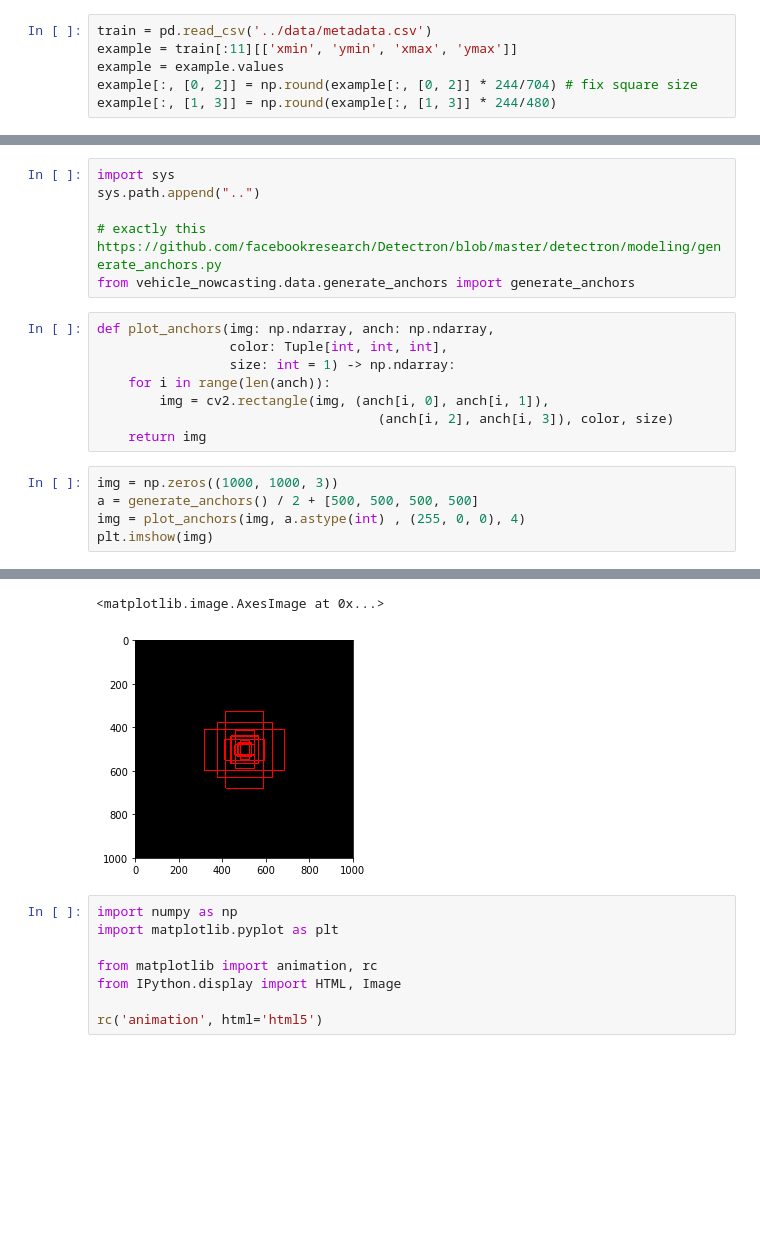
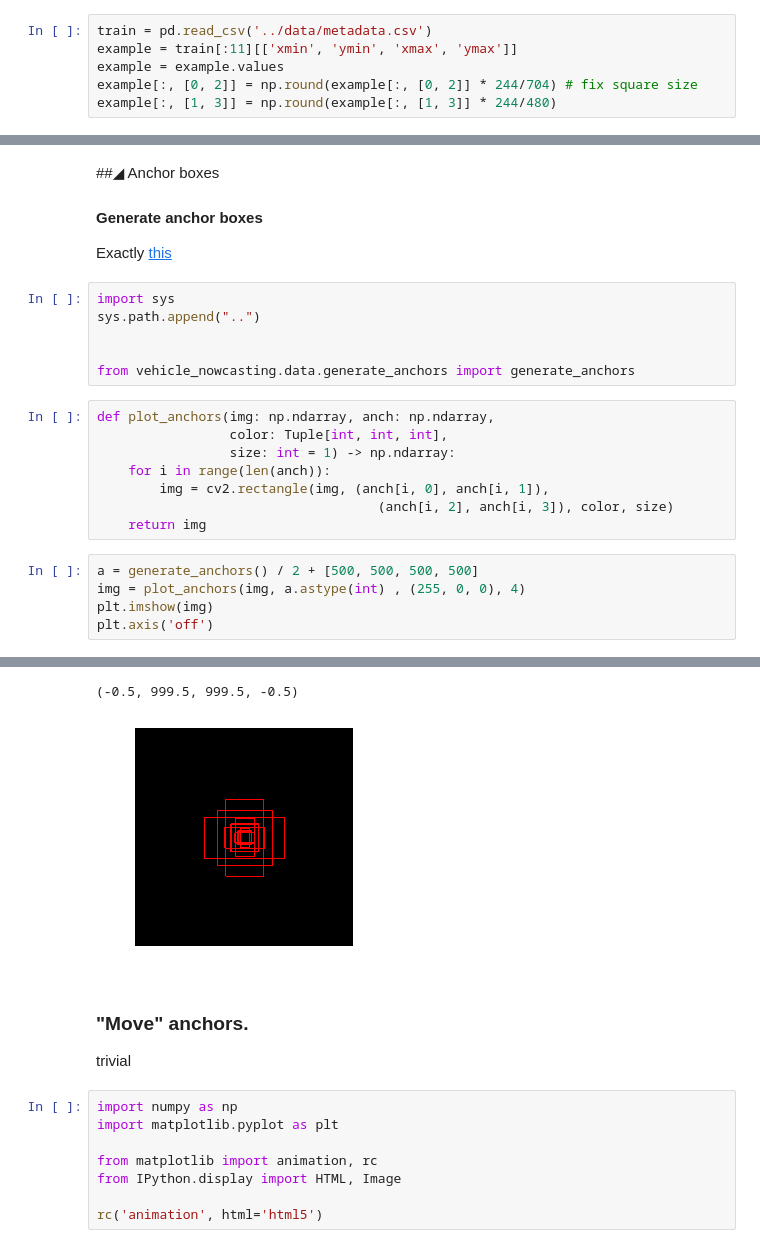
Before and after one commit to shpotes/traffic-counter, a Jupyter notebook: notebooks/dataset.ipynb, the cells around one changed output, grey strips where cells are left out. Drawn from its saved outputs; the diff is of its cells as text; blank space fills up the shorter version.

```diff
--- a/notebooks/dataset.ipynb
+++ b/notebooks/dataset.ipynb
@@ -35,8 +92,12 @@ example[:, [1, 3]] = np.round(example[:, [1, 3]] * 244/480)
+# %% [markdown]
+##◢ Anchor boxes
+#### Generate anchor boxes
+Exactly [this](https://github.com/facebookresearch/Detectron/blob/master/detectron/modeling/generate_anchors.py)
 # %%
 import sys
 sys.path.append("..")
 
-# exactly this https://github.com/facebookresearch/Detectron/blob/master/detectron/modeling/generate_anchors.py
+
 from vehicle_nowcasting.data.generate_anchors import generate_anchors
 # %%
 def plot_anchors(img: np.ndarray, anch: np.ndarray,
@@ -47,8 +108,8 @@ def plot_anchors(img: np.ndarray, anch: np.ndarray,
                                     (anch[i, 2], anch[i, 3]), color, size)
     return img
 # %%
-img = np.zeros((1000, 1000, 3))
 a = generate_anchors() / 2 + [500, 500, 500, 500]
 img = plot_anchors(img, a.astype(int) , (255, 0, 0), 4)
 plt.imshow(img)
+plt.axis('off')
 # %% [output]
@@ -57,5 +117,8 @@ W0904 13:05:21.041930 140467440297792 image.py:648] Clipping input data to the v
-<matplotlib.image.AxesImage at 0x...>
+(-0.5, 999.5, 999.5, -0.5)
-[figure, old version]
+[figure, new version]
+# %% [markdown]
+### "Move" anchors.
+trivial
 # %%
 import numpy as np
 import matplotlib.pyplot as plt
```
Also changed, not shown: parts of 16 cells of this notebook.
